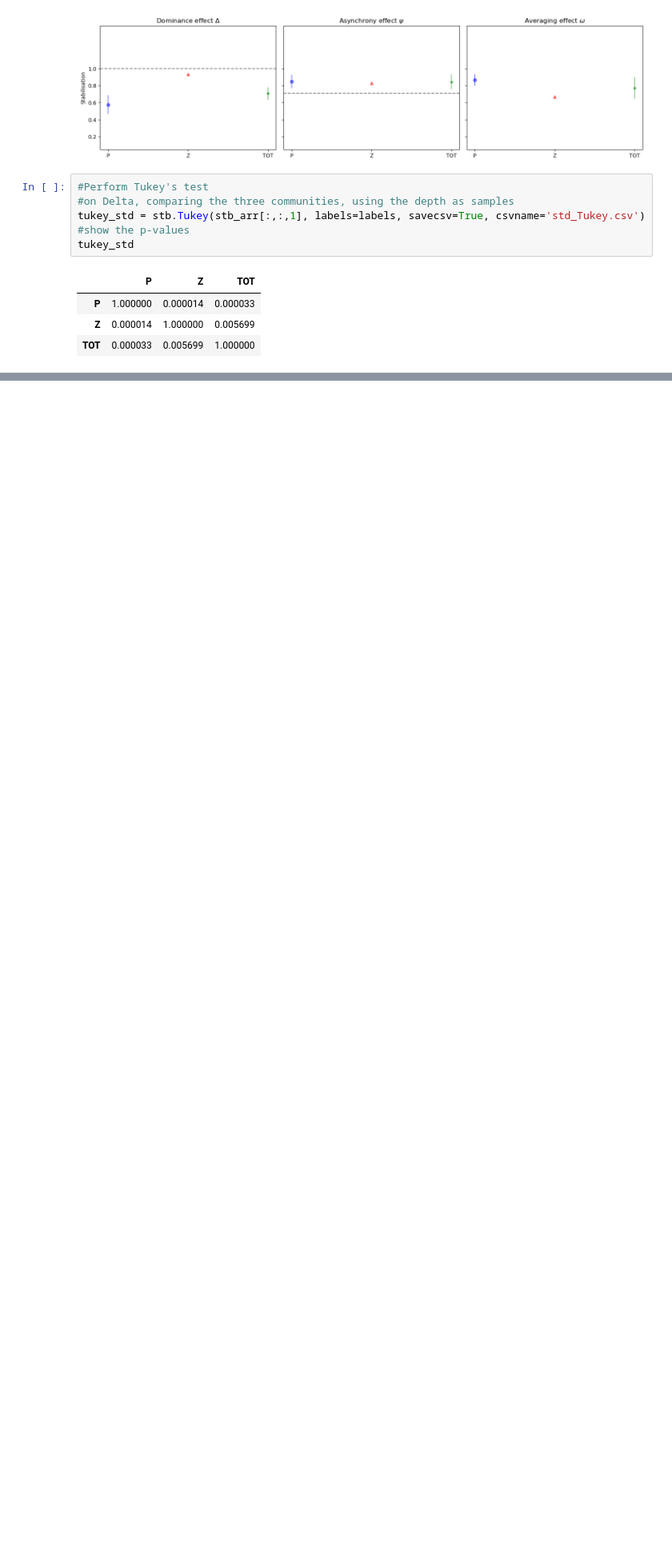
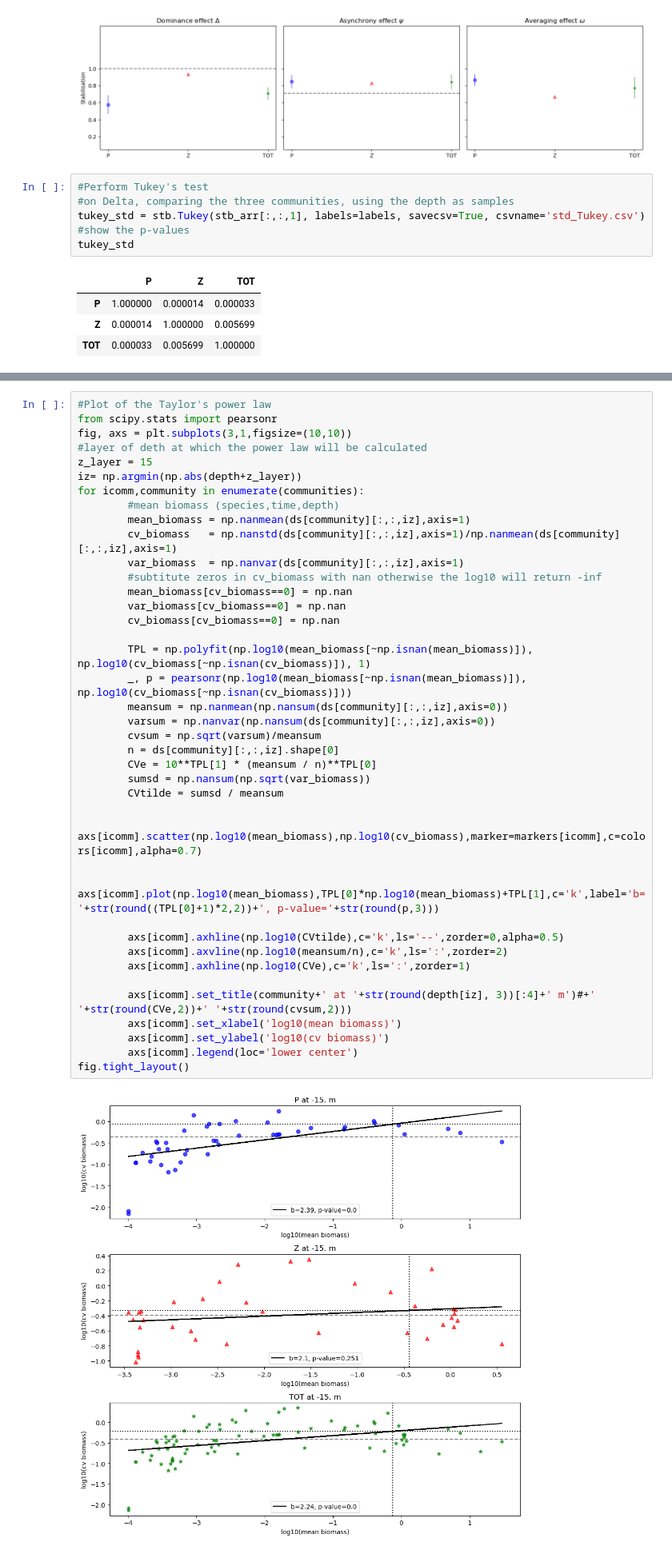
Before and after one commit to gocchipintive/COMSTABPY, a Jupyter notebook: docs/example.ipynb, the cells around one changed output, grey strips where cells are left out. Shown: that part at 80% size. Saved outputs shown, nothing was run; the diff lists cells and outputs as text; blank space fills up the shorter version.

```diff
--- a/docs/example.ipynb
+++ b/docs/example.ipynb
@@ -85,0 +104,42 @@ tukey_std
+# %%
+#Plot of the Taylor's power law
+from scipy.stats import pearsonr
+fig, axs = plt.subplots(3,1,figsize=(10,10))
+#layer of deth at which the power law will be calculated
+z_layer = 15
+iz= np.argmin(np.abs(depth+z_layer))
+for icomm,community in enumerate(communities):
+        #mean biomass (species,time,depth)
+        mean_biomass = np.nanmean(ds[community][:,:,iz],axis=1)
+        cv_biomass   = np.nanstd(ds[community][:,:,iz],axis=1)/np.nanmean(ds[community][:,:,iz],axis=1)
+        var_biomass  = np.nanvar(ds[community][:,:,iz],axis=1)
+        #subtitute zeros in cv_biomass with nan otherwise the log10 will return -inf
+        mean_biomass[cv_biomass==0] = np.nan
+        var_biomass[cv_biomass==0] = np.nan
+        cv_biomass[cv_biomass==0] = np.nan
+
+        TPL = np.polyfit(np.log10(mean_biomass[~np.isnan(mean_biomass)]), np.log10(cv_biomass[~np.isnan(cv_biomass)]), 1)
+        _, p = pearsonr(np.log10(mean_biomass[~np.isnan(mean_biomass)]), np.log10(cv_biomass[~np.isnan(cv_biomass)]))
+        meansum = np.nanmean(np.nansum(ds[community][:,:,iz],axis=0))
+        varsum = np.nanvar(np.nansum(ds[community][:,:,iz],axis=0))
+        cvsum = np.sqrt(varsum)/meansum
+        n = ds[community][:,:,iz].shape[0]
+        CVe = 10**TPL[1] * (meansum / n)**TPL[0]
+        sumsd = np.nansum(np.sqrt(var_biomass))
+        CVtilde = sumsd / meansum
+
+        axs[icomm].scatter(np.log10(mean_biomass),np.log10(cv_biomass),marker=markers[icomm],c=colors[icomm],alpha=0.7)
+
+        axs[icomm].plot(np.log10(mean_biomass),TPL[0]*np.log10(mean_biomass)+TPL[1],c='k',label='b='+str(round((TPL[0]+1)*2,2))+', p-value='+str(round(p,3)))
+
+        axs[icomm].axhline(np.log10(CVtilde),c='k',ls='--',zorder=0,alpha=0.5)
+        axs[icomm].axvline(np.log10(meansum/n),c='k',ls=':',zorder=2)
+        axs[icomm].axhline(np.log10(CVe),c='k',ls=':',zorder=1)
+
+        axs[icomm].set_title(community+' at '+str(round(depth[iz], 3))[:4]+' m')#+' '+str(round(CVe,2))+' '+str(round(cvsum,2)))
+        axs[icomm].set_xlabel('log10(mean biomass)')
+        axs[icomm].set_ylabel('log10(cv biomass)')
+        axs[icomm].legend(loc='lower center')
+fig.tight_layout()
+# %% [output]
+[figure, added]
```
Also changed, not shown: parts of 3 cells of this notebook.
